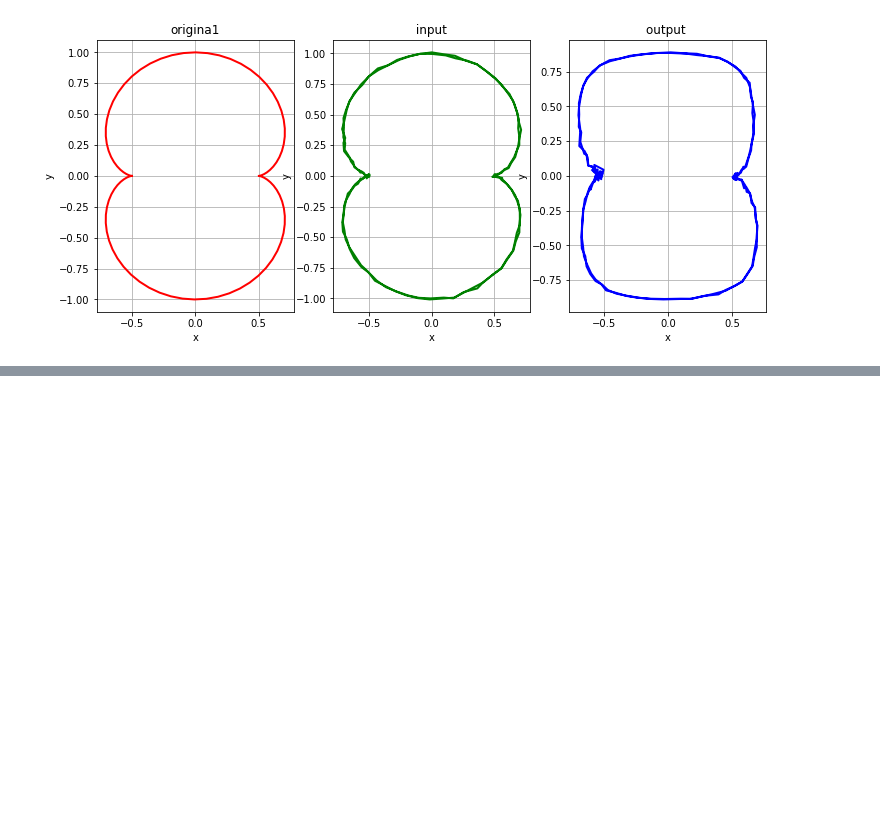
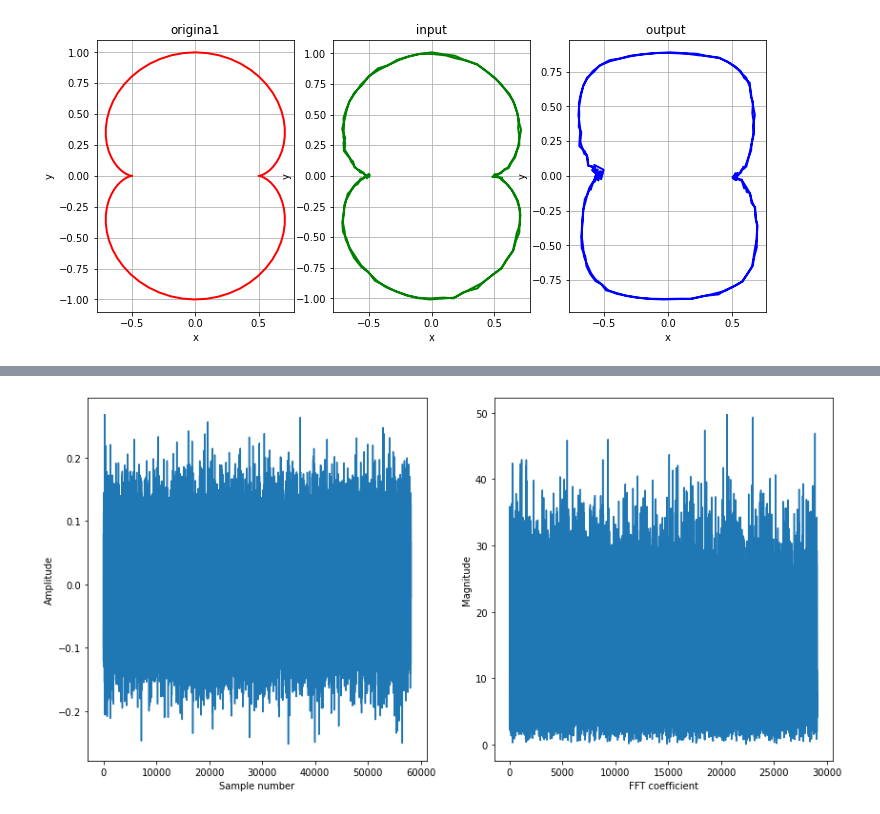
Before and after one commit to Nadiam75/DeepLearning_HW_3, a Jupyter notebook: Q2.ipynb, the cells around one changed output, grey strips where cells are left out. Saved outputs shown, nothing was run; the diff lists cells and outputs as text; code cells hidden in the pictures; blank space fills up the shorter version.

```diff
--- a/Q2.ipynb
+++ b/Q2.ipynb
@@ -12,0 +20,15 @@ from numpy import random
+# %%
+
+
+def get_white_noise(signal,SNR) :
+    #RMS value of signal
+    RMS_s=math.sqrt(np.mean(signal**2))
+    #RMS values of noise
+    RMS_n=math.sqrt(RMS_s**2/(pow(10,SNR/10)))
+    #Additive white gausian noise. Thereore mean=0
+    #Because sample length is large (typically > 40000)
+    #we can use the population formula for standard daviation.
+    #because mean=0 STD=RMS
+    STD_n=RMS_n
+    noise=np.random.normal(0, STD_n, signal.shape[0])
+    return noise
@@ -1003,0 +1068,16 @@ plt.grid()
+# %%
+noise=get_white_noise(signal,SNR=10)
+plt.figure(figsize=(14,7))
+plt.subplot(1,2,1)
+plt.plot(noise)
+plt.xlabel("Sample number")
+plt.ylabel("Amplitude")
+plt.subplot(1,2,2)
+X=np.fft.rfft(noise)
+radius,angle=to_polar(X)
+plt.plot(radius)
+plt.xlabel("FFT coefficient")
+plt.ylabel("Magnitude")
+plt.show()
+# %% [output]
+[figure, added]
```
Also changed, not shown: parts of 30 cells of this notebook.
